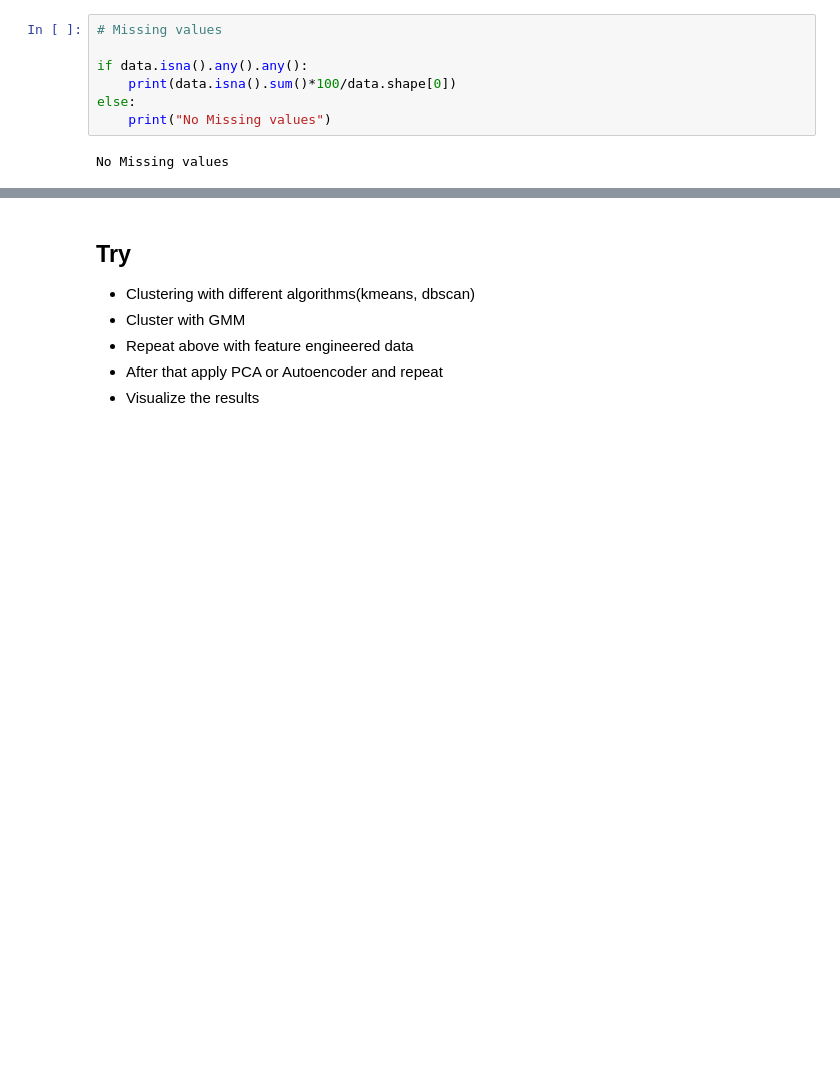
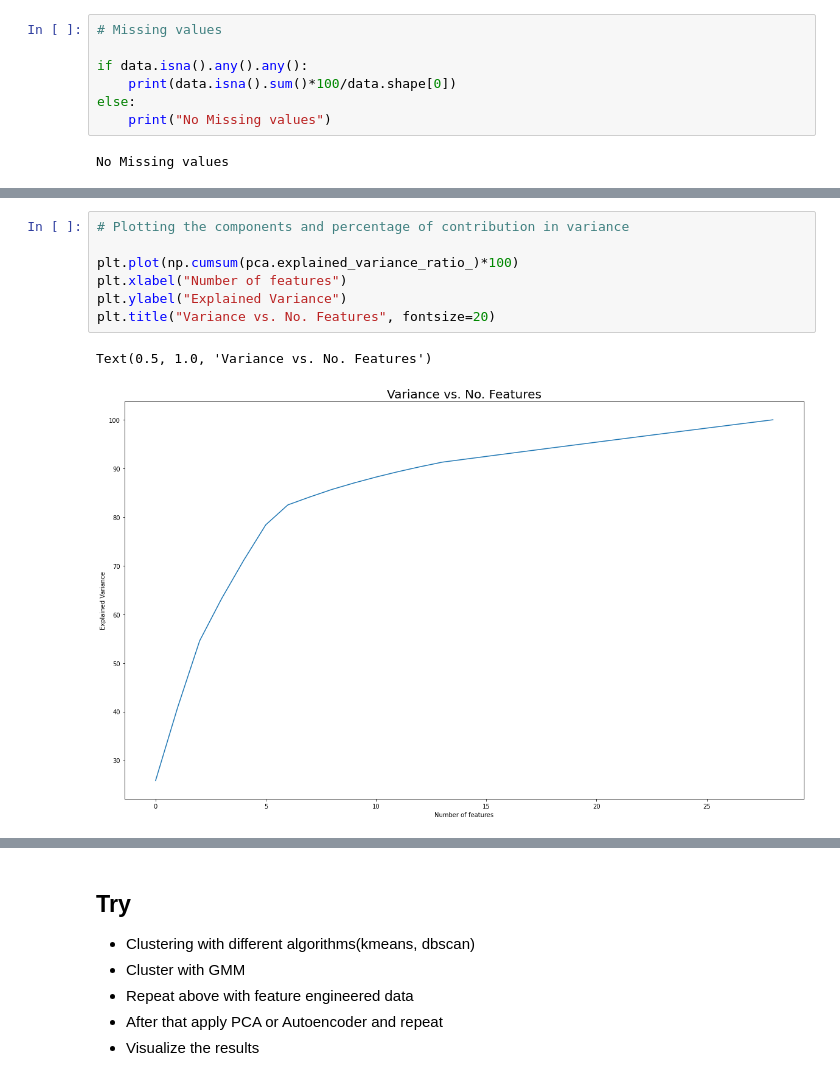
Before and after one commit to AnuragAnalog/blog, a Jupyter notebook: _notebooks/2022-07-04-Tabular Playground Series July 2022.ipynb, the cells around one changed output, grey strips where cells are left out. Cells and saved outputs as stored; diff of their text form; blank space fills up the shorter version.

```diff
--- a/_notebooks/2022-07-04-Tabular Playground Series July 2022.ipynb
+++ b/_notebooks/2022-07-04-Tabular Playground Series July 2022.ipynb
@@ -118,0 +129,10 @@ No Missing values
+# %%
+# Plotting the components and percentage of contribution in variance
+
+plt.plot(np.cumsum(pca.explained_variance_ratio_)*100)
+plt.xlabel("Number of features")
+plt.ylabel("Explained Variance")
+plt.title("Variance vs. No. Features", fontsize=20)
+# %% [output]
+Text(0.5, 1.0, 'Variance vs. No. Features')
+[figure, added]
```
Also changed, not shown: parts of 22 cells of this notebook.
